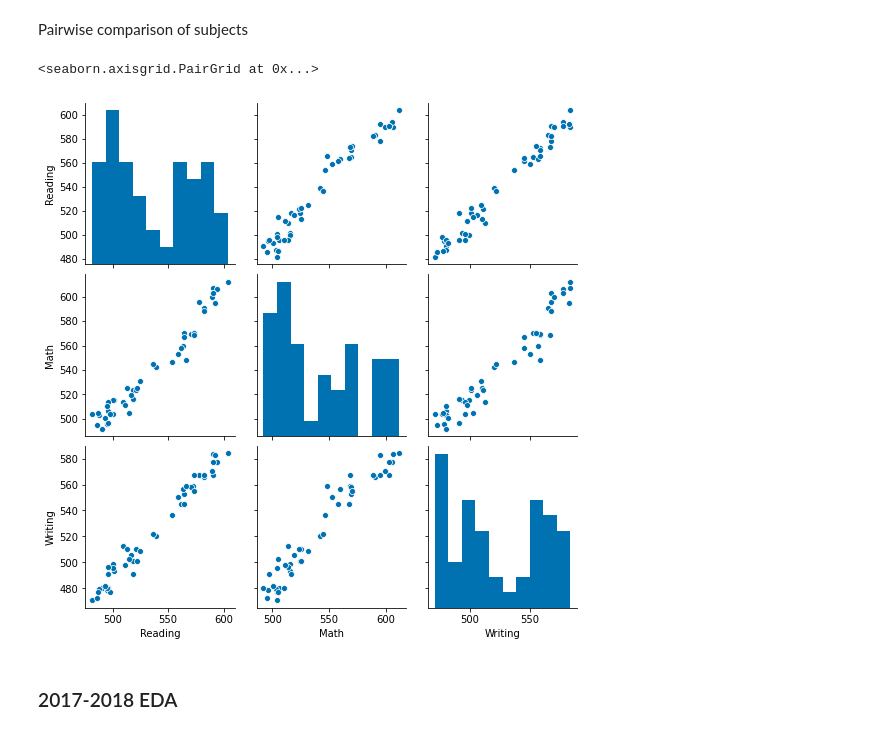
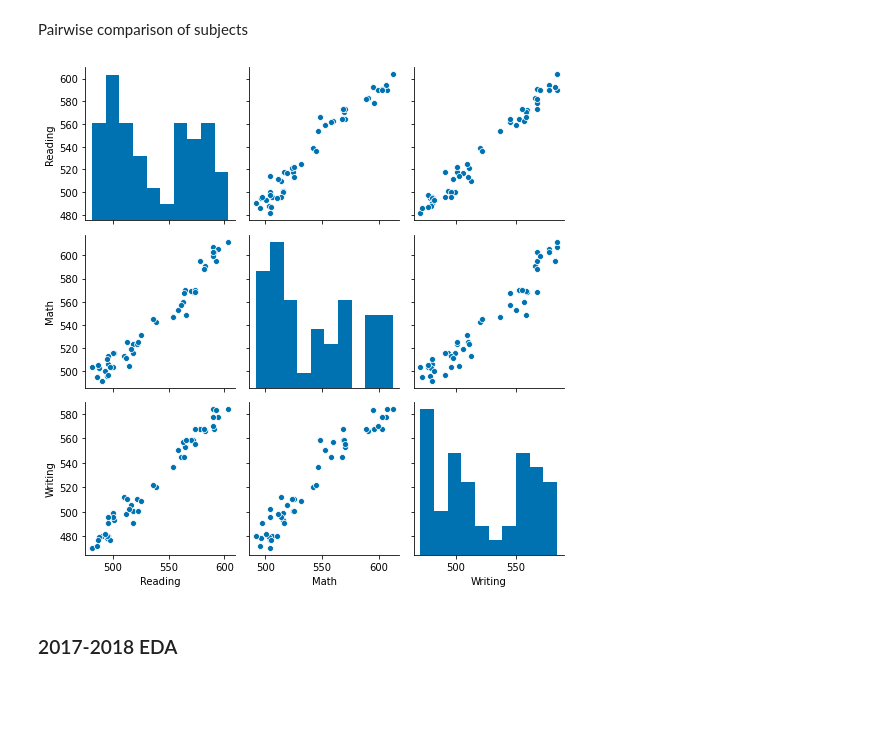
Before and after one commit to phamc4/Projects, a Jupyter notebook: SAT_changes.ipynb, the cells around one changed output. Drawn from its saved outputs; the diff is of its cells as text; code cells hidden in the pictures; blank space fills up the shorter version.

```diff
--- a/SAT_changes.ipynb
+++ b/SAT_changes.ipynb
@@ -398,7 +418,7 @@ ethn_sat
 fig, ax = plt.subplots(figsize=(14,5))
 handle = [Rectangle((0,0),1,1,color=c) for c in ['blue', 'green', 'orange', 'pink', 'yellow']]
 
-for i in throw.columns:
+for i in ethn_sat.columns:
     ax.plot(ethn_sat.index, ethn_sat[i], linewidth=3)
     ax.scatter(ethn_sat.index, ethn_sat[i], marker='s', s=100)
 
@@ -406,6 +426,6 @@ ax.set_title('SAT Scores my Ethnicity', size=15)
 ax.set_xlabel('Year', size=12)
 ax.set_ylabel('Score', size=12)
 ax.legend(handle, ethn_sat.columns, prop={'size':12}, bbox_to_anchor=(1,0.8))
-
+plt.tight_layout()
 # plt.savefig('ethnicity_comparison.png')
 # %% [output]
@@ -460,12 +480,3 @@ fig.subplots_adjust(top=0.88)
 # plt.savefig('subject_comparison.png')
 # %% [output]
 [figure]
-# %%
-fig, axs = plt.subplots(1,3, figsize=(18,4))
-
-for i, ax in enumerate(axs, 1):
-    ax.hist(help_me.iloc[:, i::4].values.flatten(), bins=10)
-    ax.set_ylabel(f'{subjects[i]}', fontsize=12)
-    ax.set_ylim(0,60)
-
-#Deprecated plot plotted on top of the other above
@@ -476,13 +485,14 @@ Pairwise comparison of subjects
 # %%
 #Null: There is no difference in the average SAT scores of 2005-2010 and the average SAT scores of 2011-2015
 for i in range(1,4):
     please[i] = please.iloc[:, i::4].mean(axis=1)
 please.rename(columns = {1:'Reading', 2: 'Math', 3: 'Writing'}, inplace=True)
 
 sns.pairplot(please[['Reading', 'Math', 'Writing']])
+plt.tight_layout()
+plt.savefig('pairwise_compare_3_subjects.png')
 # %% [output]
-<seaborn.axisgrid.PairGrid at 0x...>
-[figure, old version]
+[figure, new version]
 # %% [markdown]
 ### 2017-2018 EDA
 # %%
```
Also changed, not shown: parts of 14 cells of this notebook.
